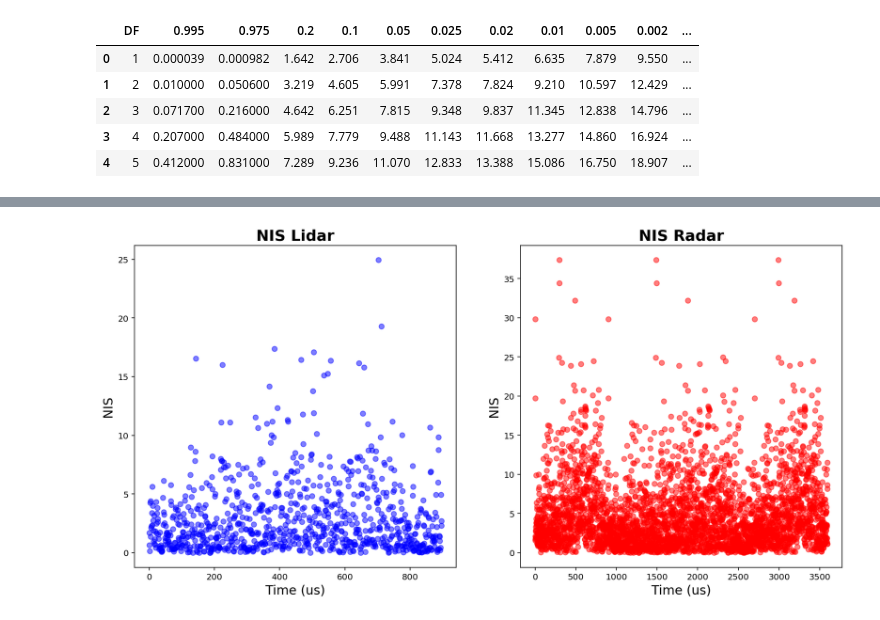
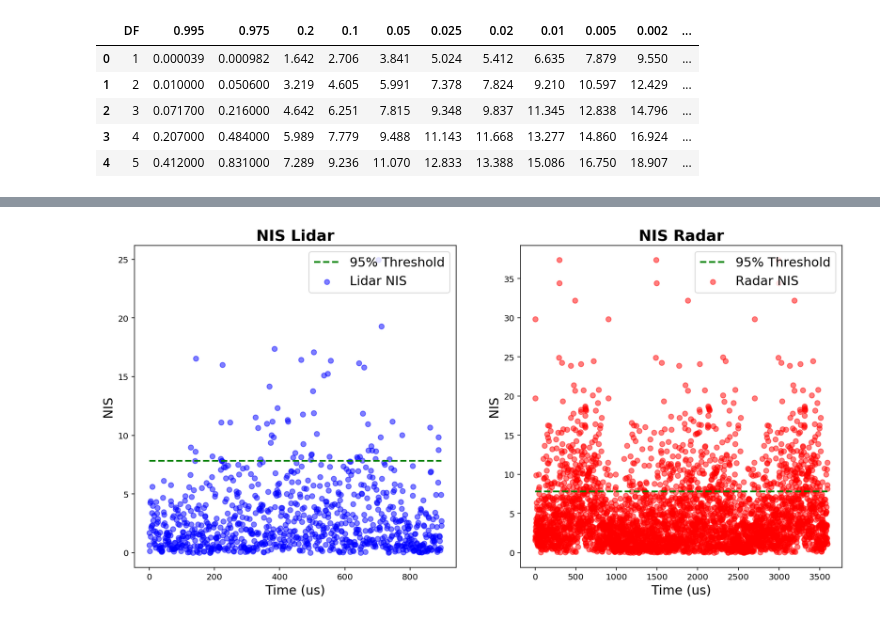
Before and after one commit to justinbellucci/Unscented-Kalman-Filter, a Jupyter notebook: jupyter/NIS.ipynb, the cells around one changed output, grey strips where cells are left out. Drawn from its saved outputs; the diff is of its cells as text; code cells hidden in the pictures.

Commit message:
NIS plot output

```diff
--- a/jupyter/NIS.ipynb
+++ b/jupyter/NIS.ipynb
@@ -39,3 +39,12 @@ chi_square_df.head()
 | 2 | 3 | 0.071700 | 0.216000 | 4.642 | 6.251 | 7.815 | 9.348 | 9.837 | 11.345 | 12.838 | 14.796 | ... |
 | 3 | 4 | 0.207000 | 0.484000 | 5.989 | 7.779 | 9.488 | 11.143 | 11.668 | 13.277 | 14.860 | 16.924 | ... |
 | 4 | 5 | 0.412000 | 0.831000 | 7.289 | 9.236 | 11.070 | 12.833 | 13.388 | 15.086 | 16.750 | 18.907 | ... |
+# %%
+#  retrieve the NIS threshold value
+degs_of_freedom = 3
+df_idx = degs_of_freedom - 1
+NIS_threshold = chi_square_df["0.05"][df_idx]
+# %%
+df_lidar['NIS Threshold'] = NIS_threshold
+df_radar['NIS Threshold'] = NIS_threshold
+df_radar.head()
@@ -42,21 +58,30 @@ chi_square_df.head()
 # %%
 # plot the NIS data
 plt.figure(figsize=(15,7))
 
 # NIS_lidar
 plt.subplot(1,2,1)
-plt.scatter(df_lidar.index, df_lidar['NIS_lidar'], label='Lidar', alpha=0.5, color='blue')
+plt.scatter(df_lidar.index, df_lidar['NIS_lidar'], label='Lidar NIS', alpha=0.5, color='blue')
+plt.plot(df_lidar.index, df_lidar['NIS Threshold'], label='95% Threshold', color='green', linestyle='--', linewidth=2)
 plt.xlabel('Time (us)', fontsize=15)
 plt.ylabel('NIS', fontsize=15)
+plt.legend(loc='upper right', fontsize=15)
 plt.title('NIS Lidar', fontsize=18, fontweight='bold')
 
 # NIS_radar
 plt.subplot(1,2,2)
-plt.scatter(df_radar.index, df_radar['NIS_radar'], label='Radar', alpha=0.5, color='red')
+plt.scatter(df_radar.index, df_radar['NIS_radar'], label='Radar NIS', alpha=0.5, color='red')
+plt.plot(df_radar.index, df_radar['NIS Threshold'], label='95% Threshold', color='green', linestyle='--', linewidth=2)
 plt.xlabel('Time (us)', fontsize=15)
 plt.ylabel('NIS', fontsize=15)
+plt.legend(loc='upper right', fontsize=15)
 plt.title('NIS Radar', fontsize=18, fontweight='bold')
 
+# save plot
+project_path = os.path.abspath(os.path.join(cwd, os.pardir))
+media_folder = os.path.join(project_path, "media")
+plt.savefig(os.path.join(media_folder, "NIS_plot.png"), dpi=100)
+
 plt.show()
 # %% [output]
-[figure, old version]
+[figure, new version]
```
Also changed, not shown: parts of 1 cell of this notebook, 1 other file.
